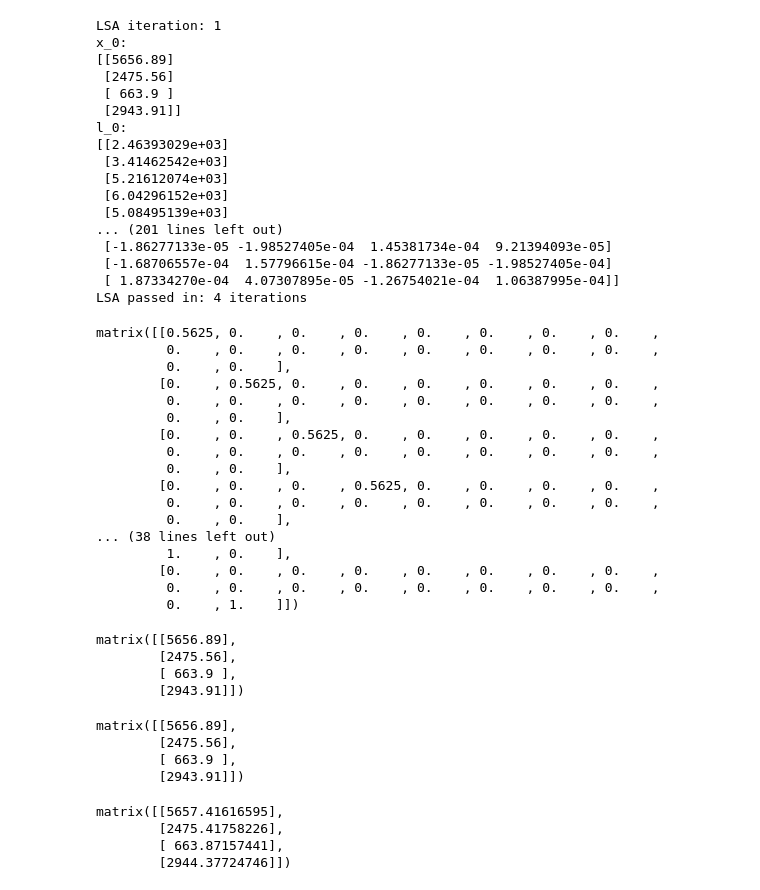
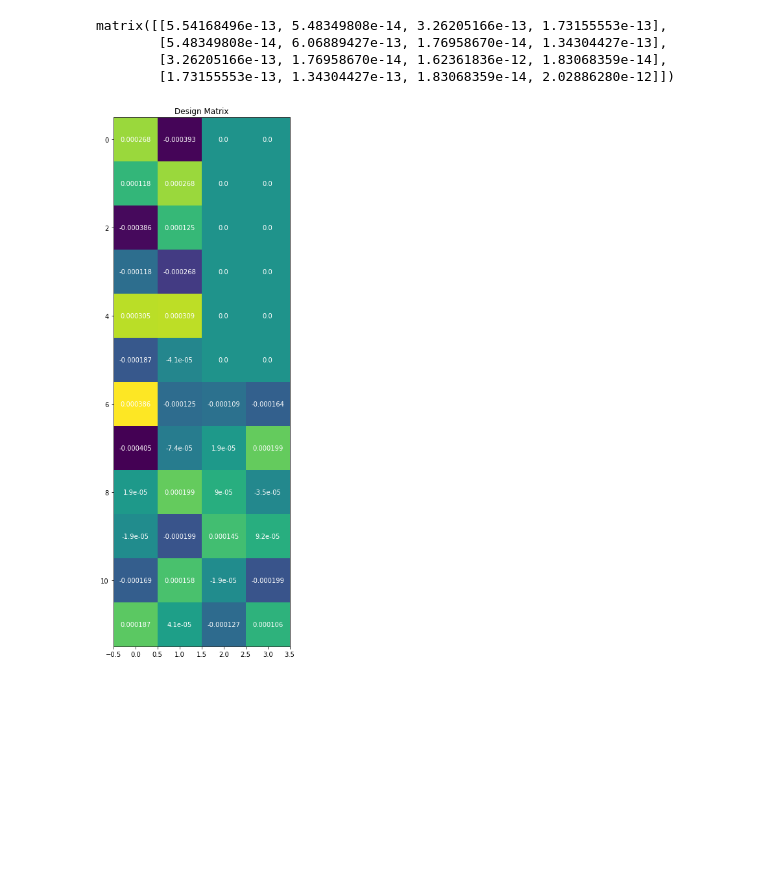
Before and after one commit to jnaess/ENGO563, a Jupyter notebook: Tester.ipynb, the cells around one changed output. Saved outputs shown, nothing was run; the diff lists cells and outputs as text; code cells hidden in the pictures; blank space fills up the shorter version.

Commit message:
LSA fully functioning. Just need to add error ellispe output. Also added Tools, current with one function to help with matrix visualization. Working on rounding for each box in the output

```diff
--- a/Tester.ipynb
+++ b/Tester.ipynb
@@ -4,64 +4,24 @@ import numpy as np
 from Angle import Angle
 from Distance import Distance
 from Net import Network
+
 d = Distance()
 a = Angle()
 n = Network([d,a])
-
-n.P
+n.Cx
 # %% [output]
-LSA iteration: 1
-x_0:
-[[5656.89]
- [2475.56]
- [ 663.9 ]
- [2943.91]]
-l_0:
-[[2.46393029e+03]
- [3.41462542e+03]
- [5.21612074e+03]
- [6.04296152e+03]
- [5.08495139e+03]
-... (201 lines left out)
- [-1.86277133e-05 -1.98527405e-04  1.45381734e-04  9.21394093e-05]
- [-1.68706557e-04  1.57796615e-04 -1.86277133e-05 -1.98527405e-04]
- [ 1.87334270e-04  4.07307895e-05 -1.26754021e-04  1.06387995e-04]]
-LSA passed in: 4 iterations
+matrix([[5.54168496e-13, 5.48349808e-14, 3.26205166e-13, 1.73155553e-13],
+        [5.48349808e-14, 6.06889427e-13, 1.76958670e-14, 1.34304427e-13],
+        [3.26205166e-13, 1.76958670e-14, 1.62361836e-12, 1.83068359e-14],
+        [1.73155553e-13, 1.34304427e-13, 1.83068359e-14, 2.02886280e-12]])
-matrix([[0.5625, 0.    , 0.    , 0.    , 0.    , 0.    , 0.    , 0.    ,
-         0.    , 0.    , 0.    , 0.    , 0.    , 0.    , 0.    , 0.    ,
-         0.    , 0.    ],
-        [0.    , 0.5625, 0.    , 0.    , 0.    , 0.    , 0.    , 0.    ,
-         0.    , 0.    , 0.    , 0.    , 0.    , 0.    , 0.    , 0.    ,
-         0.    , 0.    ],
-        [0.    , 0.    , 0.5625, 0.    , 0.    , 0.    , 0.    , 0.    ,
-         0.    , 0.    , 0.    , 0.    , 0.    , 0.    , 0.    , 0.    ,
-         0.    , 0.    ],
-        [0.    , 0.    , 0.    , 0.5625, 0.    , 0.    , 0.    , 0.    ,
-         0.    , 0.    , 0.    , 0.    , 0.    , 0.    , 0.    , 0.    ,
-         0.    , 0.    ],
-... (38 lines left out)
-         1.    , 0.    ],
-        [0.    , 0.    , 0.    , 0.    , 0.    , 0.    , 0.    , 0.    ,
-         0.    , 0.    , 0.    , 0.    , 0.    , 0.    , 0.    , 0.    ,
-         0.    , 1.    ]])
-# %%
-n.models[0].x_0
-# %% [output]
-matrix([[5656.89],
-        [2475.56],
-        [ 663.9 ],
-        [2943.91]])
-# %%
-n.models[1].x_0
-# %% [output]
-matrix([[5656.89],
-        [2475.56],
-        [ 663.9 ],
-        [2943.91]])
-# %%
-n.x_0
-# %% [output]
-matrix([[5657.41616595],
-        [2475.41758226],
-        [ 663.87157441],
-        [2944.37724746]])
+# %%
+import numpy as np
+import matplotlib.pyplot as plt
+import os
+
+
+matrix = a.A
+
+plot_mat(a.A, "Design Matrix")
+# %% [output]
+[figure, added]
```
Also changed, not shown: 9 other files.
